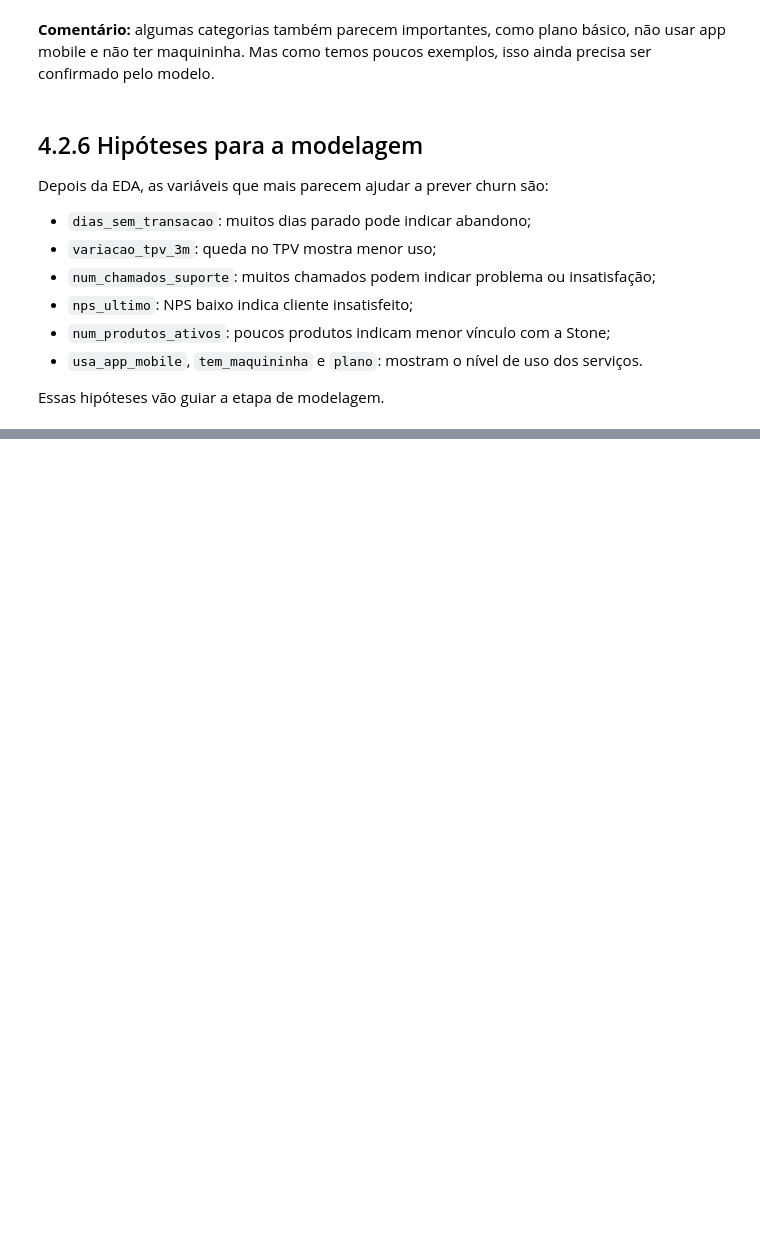
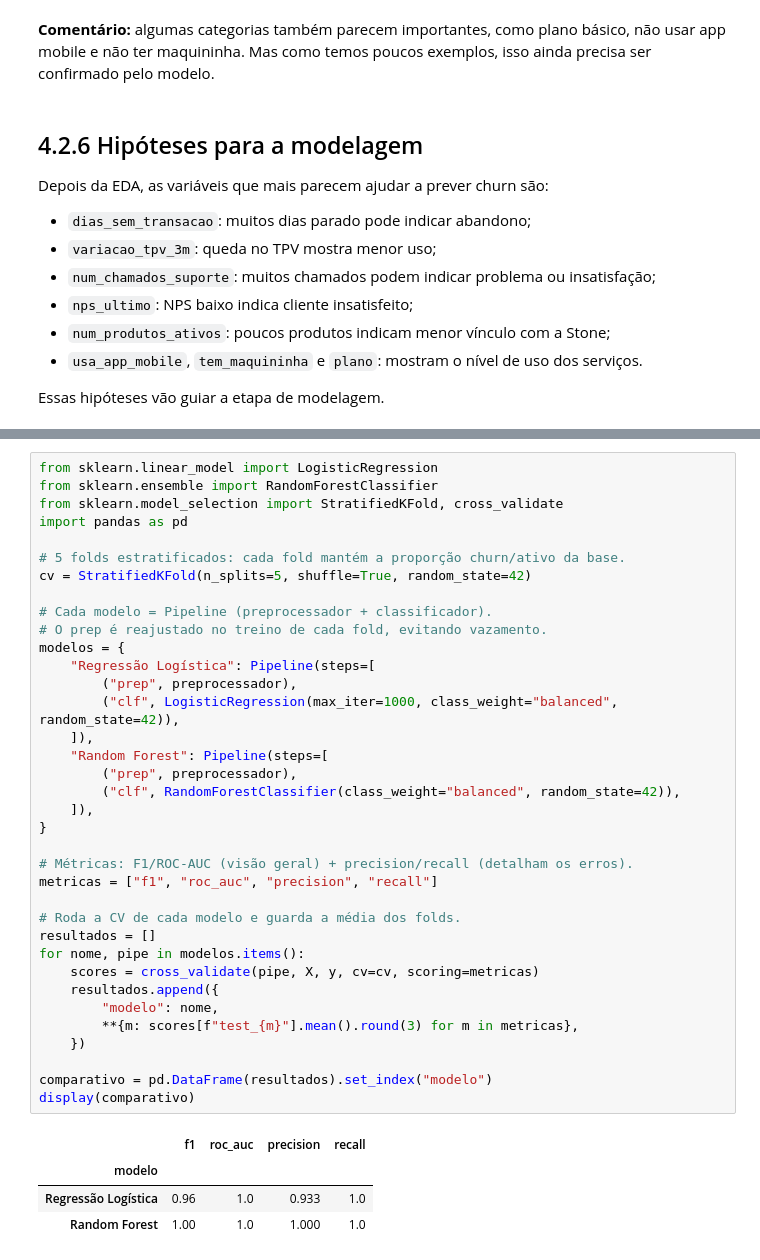
Before and after one commit to RitaLB/Stonelab-Churn-Clientes-AI, a Jupyter notebook: notebooks/stone_churn_clients.ipynb, the cells around one changed output, grey strips where cells are left out. Saved outputs shown, nothing was run; the diff lists cells and outputs as text; blank space fills up the shorter version.

```diff
--- a/notebooks/stone_churn_clients.ipynb
+++ b/notebooks/stone_churn_clients.ipynb
@@ -535,0 +598,41 @@ Essas hipóteses vão guiar a etapa de modelagem.
+# %%
+from sklearn.linear_model import LogisticRegression
+from sklearn.ensemble import RandomForestClassifier
+from sklearn.model_selection import StratifiedKFold, cross_validate
+import pandas as pd
+
+# 5 folds estratificados: cada fold mantém a proporção churn/ativo da base.
+cv = StratifiedKFold(n_splits=5, shuffle=True, random_state=42)
+
+# Cada modelo = Pipeline (preprocessador + classificador).
+# O prep é reajustado no treino de cada fold, evitando vazamento.
+modelos = {
+    "Regressão Logística": Pipeline(steps=[
+        ("prep", preprocessador),
+        ("clf", LogisticRegression(max_iter=1000, class_weight="balanced", random_state=42)),
+    ]),
+    "Random Forest": Pipeline(steps=[
+        ("prep", preprocessador),
+        ("clf", RandomForestClassifier(class_weight="balanced", random_state=42)),
+    ]),
+}
+
+# Métricas: F1/ROC-AUC (visão geral) + precision/recall (detalham os erros).
+metricas = ["f1", "roc_auc", "precision", "recall"]
+
+# Roda a CV de cada modelo e guarda a média dos folds.
+resultados = []
+for nome, pipe in modelos.items():
+    scores = cross_validate(pipe, X, y, cv=cv, scoring=metricas)
+    resultados.append({
+        "modelo": nome,
+        **{m: scores[f"test_{m}"].mean().round(3) for m in metricas},
+    })
+
+comparativo = pd.DataFrame(resultados).set_index("modelo")
+display(comparativo)
+# %% [output]
+|  | f1 | roc_auc | precision | recall |
+| modelo |  |  |  |  |
+| Regressão Logística | 0.96 | 1.0 | 0.933 | 1.0 |
+| Random Forest | 1.00 | 1.0 | 1.000 | 1.0 |
```
Also changed, not shown: parts of 11 cells of this notebook.
